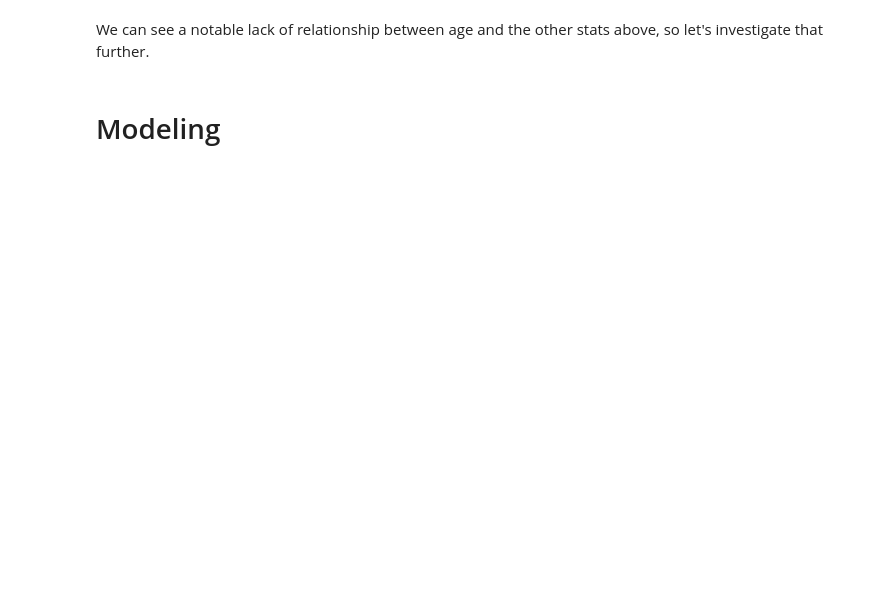
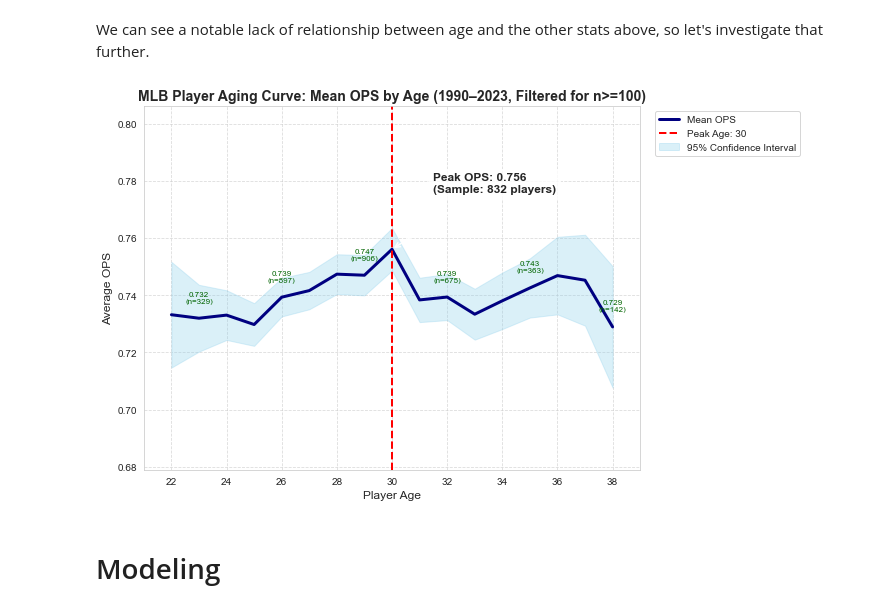
Before and after one commit to sfp13VA/MLB_hitter_production, a Jupyter notebook: notebook.ipynb, the cells around one changed output. Drawn from its saved outputs; the diff is of its cells as text; code cells hidden in the pictures; blank space fills up the shorter version.

```diff
--- a/notebook.ipynb
+++ b/notebook.ipynb
@@ -261,2 +408,72 @@ plt.show
+# %%
+# plot age vs. OPS
+
+sns.set_style('whitegrid')
+sns.set_palette('deep')
+
+# calculate age stats: mean, SEM for CI
+age_stats = df_clean.groupby('age')['OPS'].agg(['mean', 'sem', 'count']).reset_index()
+age_stats['lower_ci'] = age_stats['mean'] - 1.96 * age_stats['sem']
+age_stats['upper_ci'] = age_stats['mean'] + 1.96 * age_stats['sem']
+
+# filter for reliable samples
+age_stats = age_stats[age_stats['count'] >= 100]
+
+age_stats = age_stats[(age_stats['age'] >= 22) & (age_stats['age'] <= 38)]
+
+# create plot
+plt.figure(figsize=(10, 6))
+
+# mean line with shaded CI
+plt.plot(age_stats['age'], age_stats['mean'], color='navy', lw=3, label='Mean OPS')
+plt.fill_between(
+    age_stats['age'],
+    age_stats['lower_ci'],
+    age_stats['upper_ci'],
+    color='skyblue',
+    alpha=0.3,
+    label='95% Confidence Interval'
+)
+
+# Highlight peak
+peak_idx = age_stats['mean'].idxmax()
+peak_age = age_stats.loc[peak_idx, 'age']
+peak_ops = age_stats.loc[peak_idx, 'mean']
+plt.axvline(x=peak_age, color='red', linestyle='--', lw=2, label=f'Peak Age: {int(peak_age)}')
+plt.annotate(
+    f'Peak OPS: {peak_ops:.3f}\n(Sample: {int(age_stats.loc[peak_idx, "count"])} players)',
+    xy=(peak_age, peak_ops),
+    xytext=(peak_age + 1.5, peak_ops + 0.02),
+    arrowprops=dict(facecolor='black', arrowstyle='->', lw=1.5),
+    fontsize=12,
+    fontweight='bold',
+    bbox=dict(facecolor='white', alpha=0.8)
+)
+
+# add labels for mean OPS and count at each point
+for i, row in age_stats.iterrows():
+    if i % 3 == 0:  # Label every 3rd point instead of 2nd
+        plt.text(row['age'], row['mean'] + 0.005, f'{row["mean"]:.3f}\n(n={int(row["count"])})',
+                 ha='center', va='bottom', fontsize=8, color='darkgreen')  # Smaller fontsize
+
+# titles and labels
+plt.title('MLB Player Aging Curve: Mean OPS by Age (1990–2023, Filtered for n>=100)', fontsize=14, fontweight='bold')
+plt.xlabel('Player Age', fontsize=12)
+plt.ylabel('Average OPS', fontsize=12)
+
+# zoom based on data
+plt.xlim(age_stats['age'].min() - 1, age_stats['age'].max() + 1)
+plt.ylim(age_stats['mean'].min() - 0.05, age_stats['mean'].max() + 0.05)
+
+# grid, legend
+plt.grid(True, linestyle='--', alpha=0.7)
+plt.legend(fontsize=10, loc='upper left', bbox_to_anchor=(1.02, 1))  # Outside right
+plt.tight_layout()
+
+# show plot and save image
+plt.savefig('agingcurve.png')
+plt.show()
+# %% [output]
+[figure, added]
 # %% [markdown]
 # Modeling
```
Also changed, not shown: parts of 30 cells of this notebook, 2 other files.
